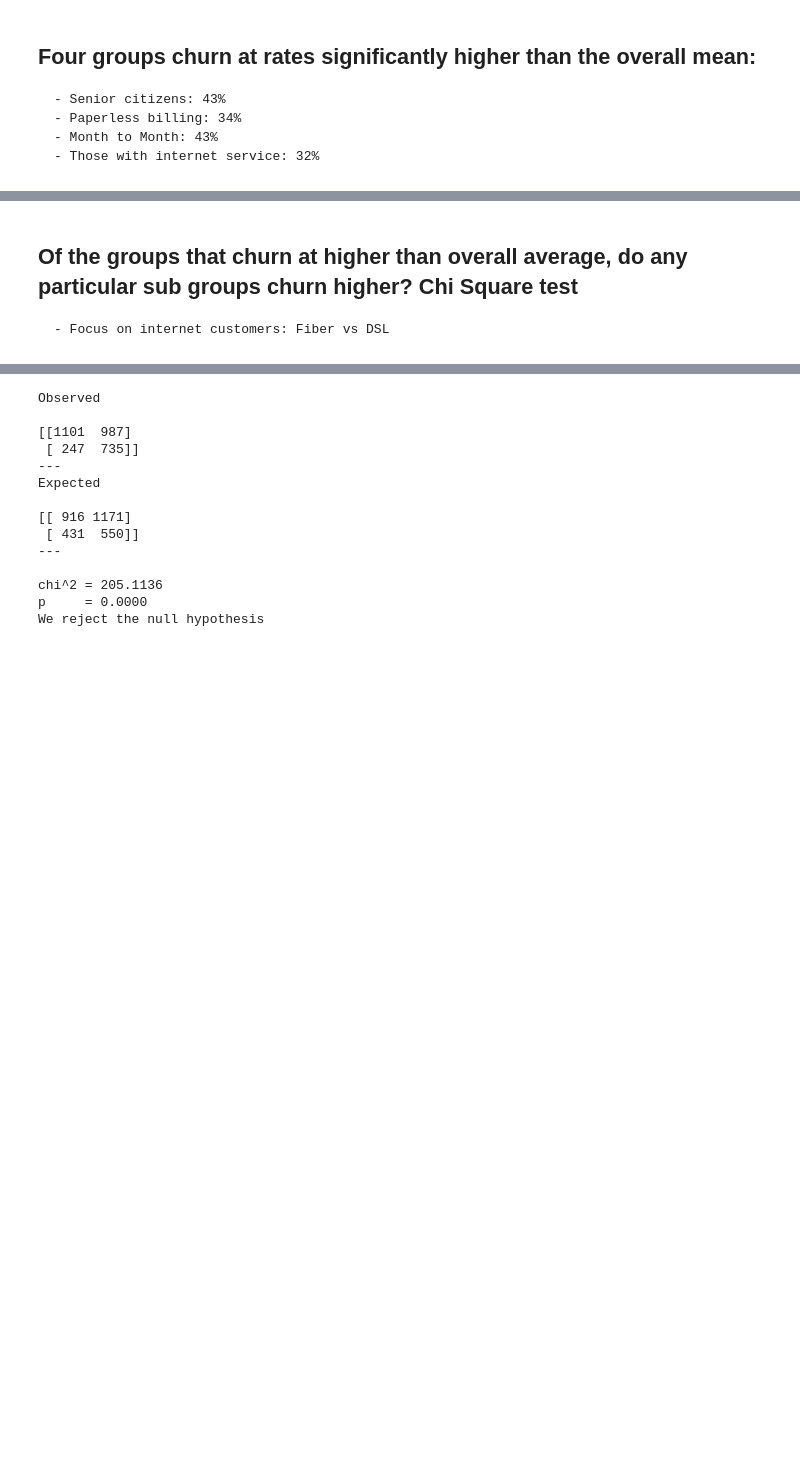
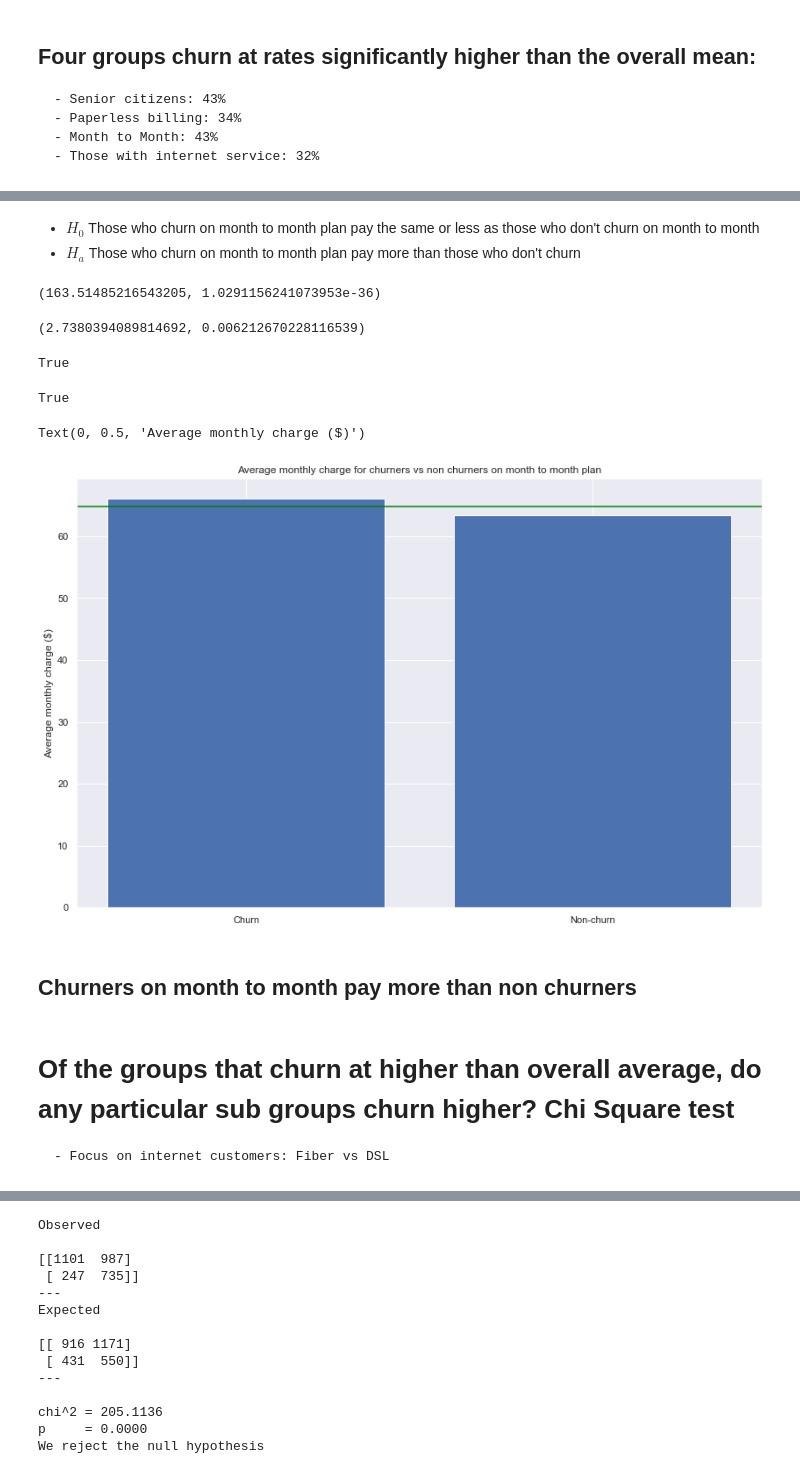
Before and after one commit to jesse-d-marder/classification-project, a Jupyter notebook: explore.ipynb, the cells around one changed output, grey strips where cells are left out. Saved outputs shown, nothing was run; the diff lists cells and outputs as text; code cells hidden in the pictures; blank space fills up the shorter version.

```diff
--- a/explore.ipynb
+++ b/explore.ipynb
@@ -250,0 +251,7 @@ plt.axhline(y=baseline_churn, color = 'green')
+# %% [markdown]
+- $H_0$ Those who churn on month to month plan pay the same or less as those who don't churn on month to month
+- $H_a$ Those who churn on month to month plan pay more than those who don't churn
+# %%
+churn_sample = train[train.is_month_to_month == 1].monthly_charges
+# %%
+non_churn_sample = train[train.is_month_to_month == 0].monthly_charges
@@ -250,0 +261,4 @@ plt.axhline(y=baseline_churn, color = 'green')
+# %%
+t, p
+# %% [output]
+(163.51485216543205, 1.0291156241073953e-36)
@@ -251,5 +267,27 @@ plt.axhline(y=baseline_churn, color = 'green')
+# %%
+t,p
+# %% [output]
+(2.7380394089814692, 0.006212670228116539)
+# %%
+p<alpha
+# %% [output]
+True
+# %%
+t>0
+# %% [output]
+True
+# %%
+plt.bar(x=['Churn','Non-churn'], height =[churn_sample.mean(),non_churn_sample.mean()])
+plt.title('Average monthly charge for churners vs non churners on month to month plan')
+plt.axhline(train.monthly_charges.mean(), color = 'green')
+plt.ylabel('Average monthly charge ($)')
+# %% [output]
+Text(0, 0.5, 'Average monthly charge ($)')
+[figure, added]
+# %% [markdown]
+## Churners on month to month pay more than non churners
 # %% [markdown]
-## Of the groups that churn at higher than overall average, do any particular sub groups churn higher? Chi Square test
+# Of the groups that churn at higher than overall average, do any particular sub groups churn higher? Chi Square test
     - Focus on internet customers: Fiber vs DSL
 # %%
 # DF of just internet customers from train
```
Also changed, not shown: parts of 46 cells of this notebook, 2 other files.
